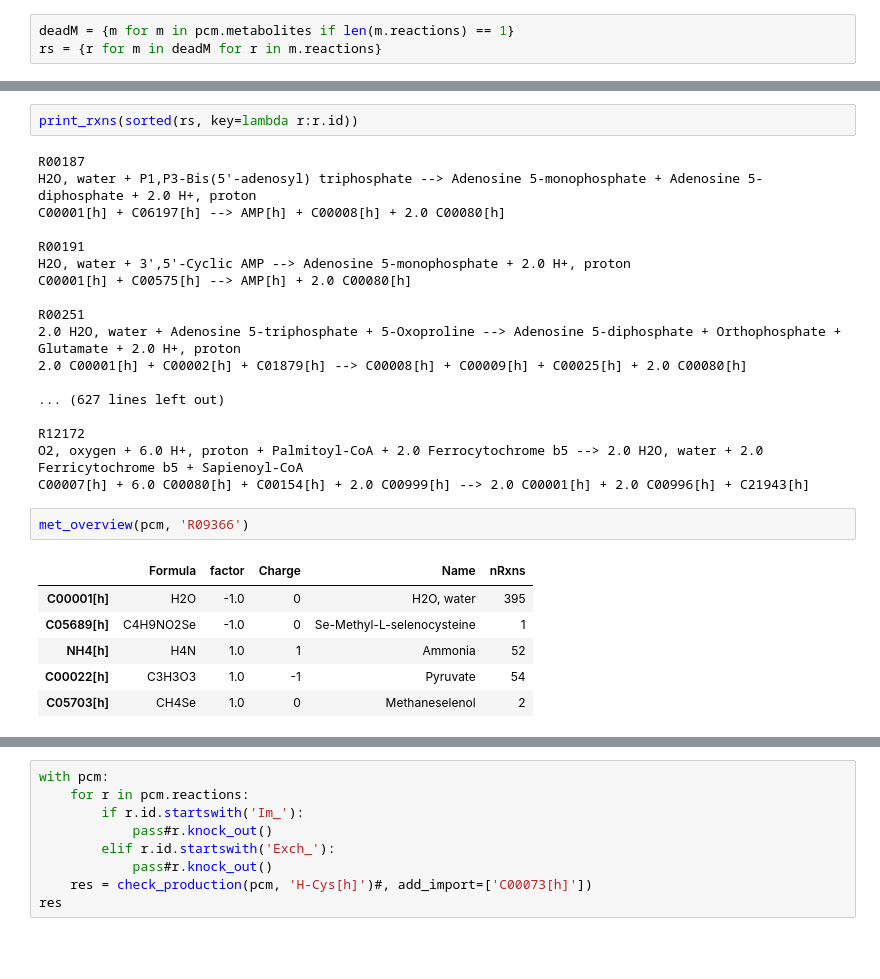
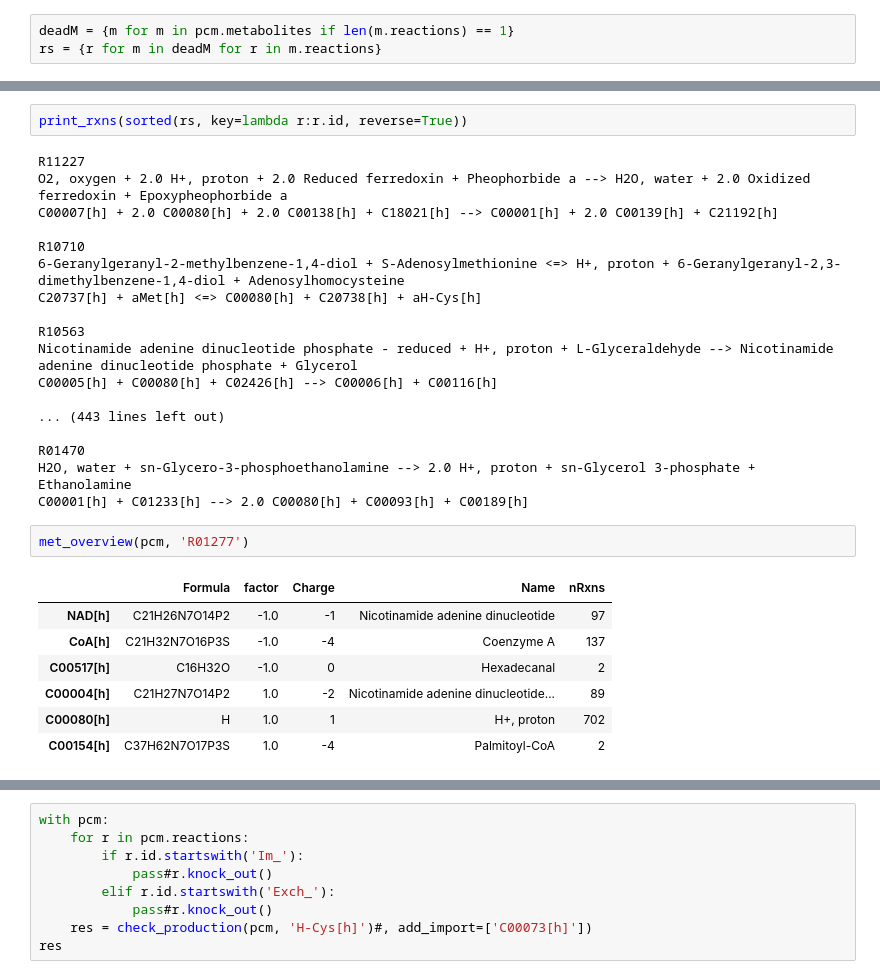
Before and after one commit to emilpaulitz/PCM, a Jupyter notebook: Code/modelUpdates/Test.ipynb, the cells around one changed output, grey strips where cells are left out. Drawn from its saved outputs; the diff is of its cells as text; blank space fills up the shorter version.

```diff
--- a/Code/modelUpdates/Test.ipynb
+++ b/Code/modelUpdates/Test.ipynb
@@ -80,29 +80,30 @@ len(rs)
 # %%
-print_rxns(sorted(rs, key=lambda r:r.id))
+print_rxns(sorted(rs, key=lambda r:r.id, reverse=True))
 # %% [output]
-R00187
-H2O, water + P1,P3-Bis(5'-adenosyl) triphosphate --> Adenosine 5-monophosphate + Adenosine 5-diphosphate + 2.0 H+, proton
-C00001[h] + C06197[h] --> AMP[h] + C00008[h] + 2.0 C00080[h]
+R11227
+O2, oxygen + 2.0 H+, proton + 2.0 Reduced ferredoxin + Pheophorbide a --> H2O, water + 2.0 Oxidized ferredoxin + Epoxypheophorbide a
+C00007[h] + 2.0 C00080[h] + 2.0 C00138[h] + C18021[h] --> C00001[h] + 2.0 C00139[h] + C21192[h]
 
-R00191
-H2O, water + 3',5'-Cyclic AMP --> Adenosine 5-monophosphate + 2.0 H+, proton
-C00001[h] + C00575[h] --> AMP[h] + 2.0 C00080[h]
+R10710
+6-Geranylgeranyl-2-methylbenzene-1,4-diol + S-Adenosylmethionine <=> H+, proton + 6-Geranylgeranyl-2,3-dimethylbenzene-1,4-diol + Adenosylhomocysteine
+C20737[h] + aMet[h] <=> C00080[h] + C20738[h] + aH-Cys[h]
 
-R00251
-2.0 H2O, water + Adenosine 5-triphosphate + 5-Oxoproline --> Adenosine 5-diphosphate + Orthophosphate + Glutamate + 2.0 H+, proton
-2.0 C00001[h] + C00002[h] + C01879[h] --> C00008[h] + C00009[h] + C00025[h] + 2.0 C00080[h]
+R10563
+Nicotinamide adenine dinucleotide phosphate - reduced + H+, proton + L-Glyceraldehyde --> Nicotinamide adenine dinucleotide phosphate + Glycerol
+C00005[h] + C00080[h] + C02426[h] --> C00006[h] + C00116[h]
 
-... (627 lines left out)
+... (443 lines left out)
 
-R12172
-O2, oxygen + 6.0 H+, proton + Palmitoyl-CoA + 2.0 Ferrocytochrome b5 --> 2.0 H2O, water + 2.0 Ferricytochrome b5 + Sapienoyl-CoA
-C00007[h] + 6.0 C00080[h] + C00154[h] + 2.0 C00999[h] --> 2.0 C00001[h] + 2.0 C00996[h] + C21943[h]
+R01470
+H2O, water + sn-Glycero-3-phosphoethanolamine --> 2.0 H+, proton + sn-Glycerol 3-phosphate + Ethanolamine
+C00001[h] + C01233[h] --> 2.0 C00080[h] + C00093[h] + C00189[h]
 # %%
-met_overview(pcm, 'R09366')
+met_overview(pcm, 'R01277')
 # %% [output]
 |  | Formula | factor | Charge | Name | nRxns |
-| C00001[h] | H2O | -1.0 | 0 | H2O, water | 395 |
-| C05689[h] | C4H9NO2Se | -1.0 | 0 | Se-Methyl-L-selenocysteine | 1 |
-| NH4[h] | H4N | 1.0 | 1 | Ammonia | 52 |
-| C00022[h] | C3H3O3 | 1.0 | -1 | Pyruvate | 54 |
-| C05703[h] | CH4Se | 1.0 | 0 | Methaneselenol | 2 |
+| NAD[h] | C21H26N7O14P2 | -1.0 | -1 | Nicotinamide adenine dinucleotide | 97 |
+| CoA[h] | C21H32N7O16P3S | -1.0 | -4 | Coenzyme A | 137 |
+| C00517[h] | C16H32O | -1.0 | 0 | Hexadecanal | 2 |
+| C00004[h] | C21H27N7O14P2 | 1.0 | -2 | Nicotinamide adenine dinucleotide... | 89 |
+| C00080[h] | H | 1.0 | 1 | H+, proton | 702 |
+| C00154[h] | C37H62N7O17P3S | 1.0 | -4 | Palmitoyl-CoA | 2 |
```
Also changed, not shown: parts of 27 cells of this notebook, 5 other files.
